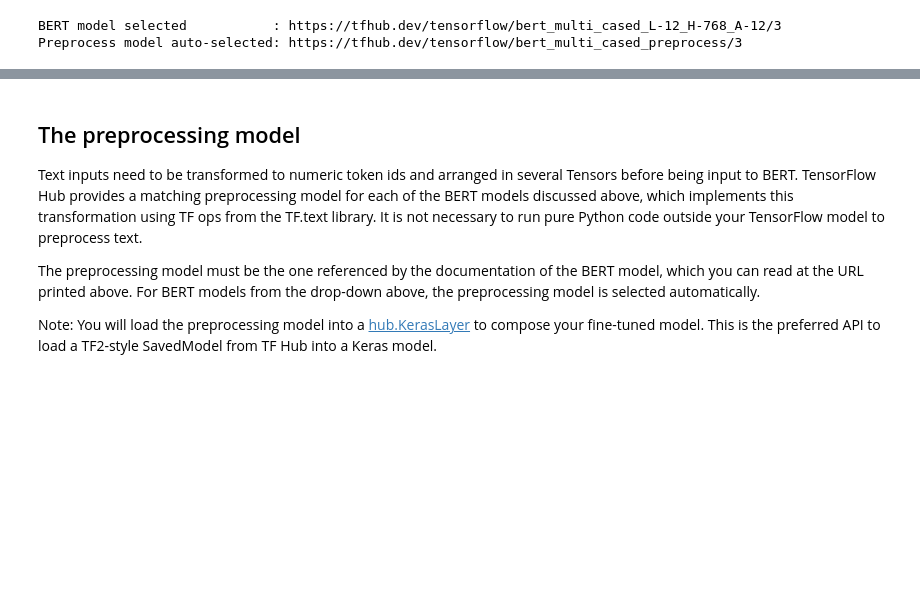
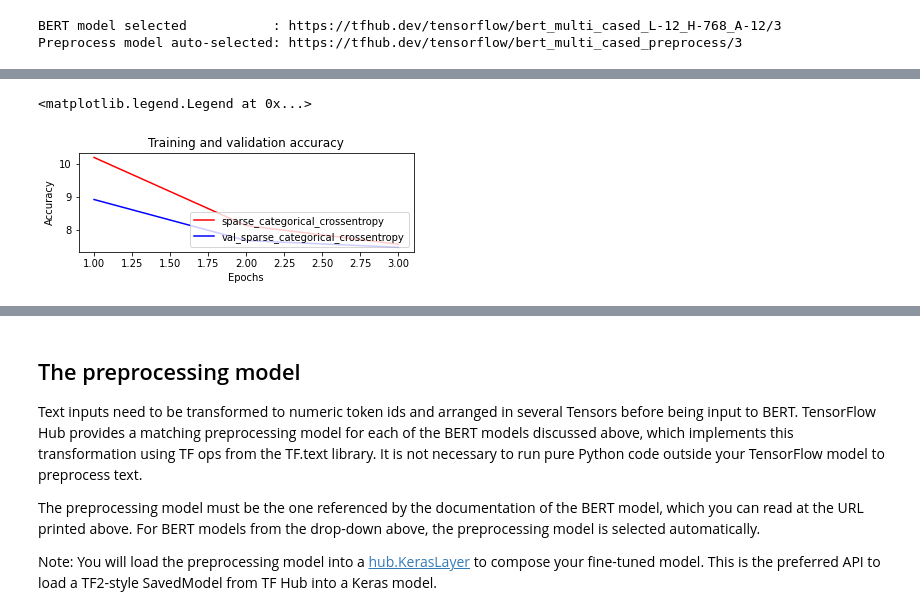
Before and after one commit to SilverQ/TensorFlow-Text_CPC, a Jupyter notebook: docs/tutorials/classify_text_with_bert-KSIC.ipynb, the cells around one changed output, grey strips where cells are left out. Drawn from its saved outputs; the diff is of its cells as text; code cells hidden in the pictures; blank space fills up the shorter version.

```diff
--- a/docs/tutorials/classify_text_with_bert-KSIC.ipynb
+++ b/docs/tutorials/classify_text_with_bert-KSIC.ipynb
@@ -336,0 +771,11 @@ Preprocess model auto-selected: https://tfhub.dev/tensorflow/bert_multi_cased_pr
+# %%
+plt.subplot(2, 1, 2)
+plt.plot(epochs, sparse_categorical_crossentropy, 'r', label='sparse_categorical_crossentropy')
+plt.plot(epochs, val_sparse_categorical_crossentropy, 'b', label='val_sparse_categorical_crossentropy')
+plt.title('Training and validation accuracy')
+plt.xlabel('Epochs')
+plt.ylabel('Accuracy')
+plt.legend(loc='lower right')
+# %% [output]
+<matplotlib.legend.Legend at 0x...>
+[figure, added]
```
Also changed, not shown: parts of 159 cells of this notebook, 3 other files.
